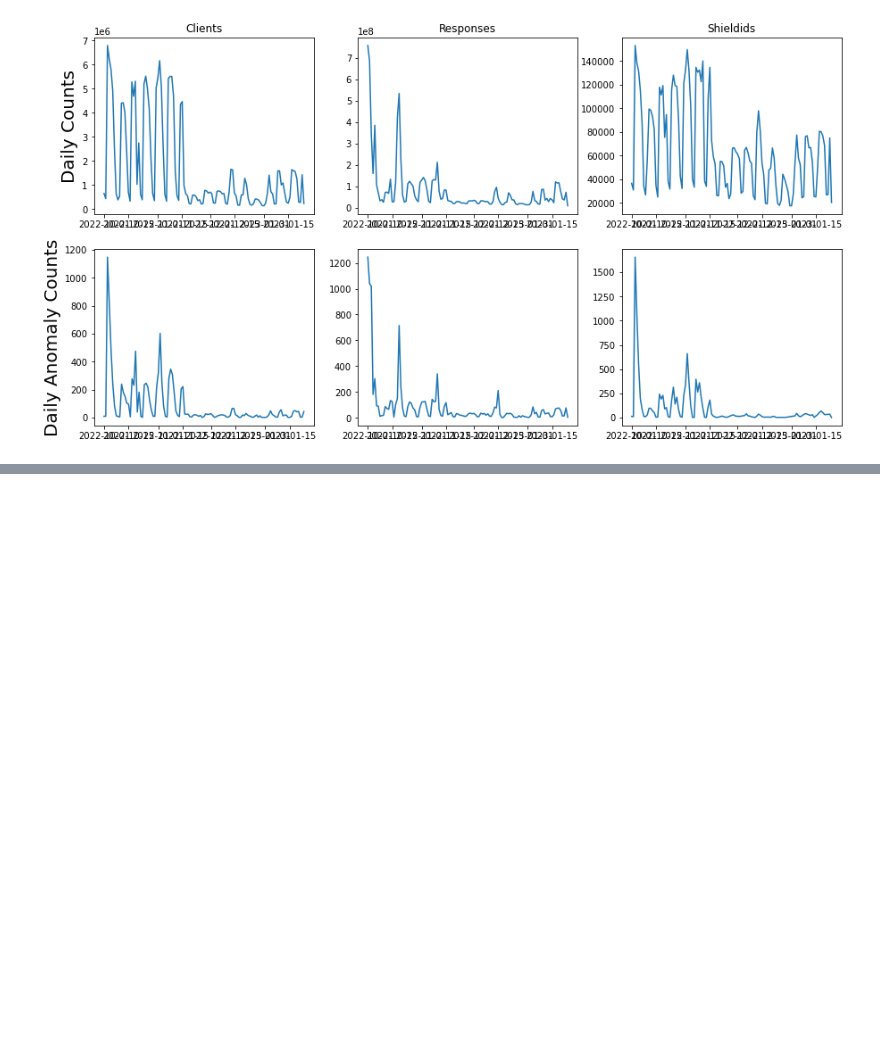
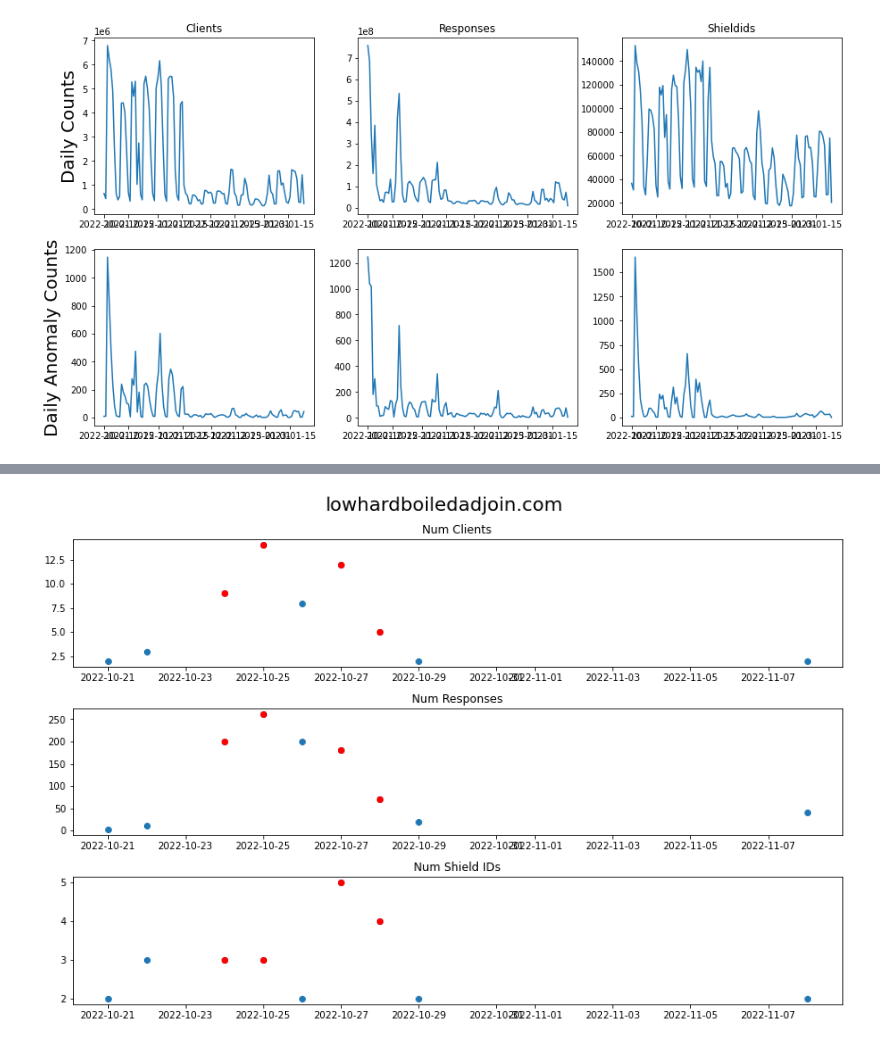
Before and after one commit to IntrusionINTZ/UniversityOfMontana_2023Spring, a Jupyter notebook: Luke/AnomalyFinder2.ipynb, the cells around one changed output, grey strips where cells are left out. Cells and saved outputs as stored; diff of their text form; code cells hidden in the pictures; blank space fills up the shorter version.

```diff
--- a/Luke/AnomalyFinder2.ipynb
+++ b/Luke/AnomalyFinder2.ipynb
@@ -261,0 +231,16 @@ top_anoms.loc[top_anoms.index=='beside.media']
+# %%
+lengthdf = len(df)
+ranks = np.linspace(0,1,lengthdf)
+df.sort_values(by='client_norm', inplace=True)
+df['client_norm'] = ranks
+df.sort_values(by='response_norm', inplace=True)
+df['response_norm'] = ranks
+df.sort_values(by='shieldid_norm', inplace=True)
+df['shieldid_norm'] = ranks
+df.sort_index(inplace=True)
+df['normal_obs'] = df.client_norm*df.response_norm*df.shieldid_norm
+df.sort_values(by='normal_obs', inplace=True)
+df['normalobs'] = ranks
+# %%
+cutoff = .01
+top_anoms= df.sort_values(by='normal_obs').head(int(cutoff*lengthdf))
@@ -261,0 +253,72 @@ top_anoms.loc[top_anoms.index=='beside.media']
+# %%
+rs = random.sample(list(top_anoms.index.unique()),1)
+domain = 'lowhardboiledadjoin.com'
+test = df.loc[df.index==domain]
+dom_anoms = top_anoms.loc[top_anoms.index==domain]
+
+fig, axs = plt.subplots(3, 1, figsize=(12, 8))
+
+axs[0].scatter(test.day, test.num_clients)
+axs[0].set_title('Num Clients')
+axs[0].scatter(dom_anoms.day, dom_anoms.num_clients, color='red')
+
+axs[1].scatter(test.day, test.num_responses)
+axs[1].set_title('Num Responses')
+axs[1].scatter(dom_anoms.day, dom_anoms.num_responses, color='red')
+
+axs[2].scatter(test.day, test.num_shieldid)
+axs[2].set_title('Num Shield IDs')
+axs[2].scatter(dom_anoms.day, dom_anoms.num_shieldid, color='red')
+
+plt.suptitle(str(domain), fontsize=20)
+plt.tight_layout()
+plt.show()
+
+def get_domain_case_new(data, domain_name):
+
+    datatemp = data.loc[data.dns_qdomainname==domain_name]
+
+    # df1 sums by domain name and day
+    df1 = datatemp.groupby(by=['dns_qdomainname','day','shieldid']).sum()
+
+    # df2 counts unique query names by domain name and day
+    df2 = datatemp.groupby(by=['dns_qdomainname','day','shieldid'])['dns_qname'].nunique()
+    df2 = pd.DataFrame(df2)
+    df2.rename(columns={'dns_qname': 'num_dns_qname'}, inplace=True)
+
+    # Concatenate df1 and df2 into df
+    domain_case_new = pd.concat([df1, df2], axis=1)
+    domain_case_new.reset_index(level=1, inplace=True)
+    domain_case_new.reset_index(level=1, inplace=True)
+
+    from itertools import product
+
+    # Create lists of all unique values in columns
+    l1 = [domain_name]
+    l2 = list(data.day.unique())
+    l3 = list(domain_case_new.shieldid.unique())
+    l4 = [0]
+    l5 = [0]
+    l6 = [0]
+
+    _ = pd.DataFrame(list(product(l1, l2, l3, l4, l5, l6)), columns=['dns_qdomainname', 'day', 'shieldid', 'num_clients', 'num_responses', 'num_dns_qname'])
+    _.set_index(list(_)[0], inplace=True)
+
+    domain_case_new = pd.concat([domain_case_new, _])
+
+    domain_case_new = domain_case_new.sort_values('day')
+
+    return domain_case_new
+
+domain_case_new = get_domain_case_new(data, domain)
+
+# Plot
+plt.figure(figsize=(12,8))
+plt.xlabel('Date', fontsize=15)
+plt.ylabel('Shieldid', fontsize=15)
+
+plt.scatter(domain_case_new.day, domain_case_new.shieldid, s=domain_case_new.num_responses)
+plt.scatter(domain_case_new.day, domain_case_new.shieldid, s=domain_case_new.num_clients)
+plt.grid(axis='both')
+# %% [output]
+[figure, added]
```
Also changed, not shown: parts of 20 cells of this notebook.
